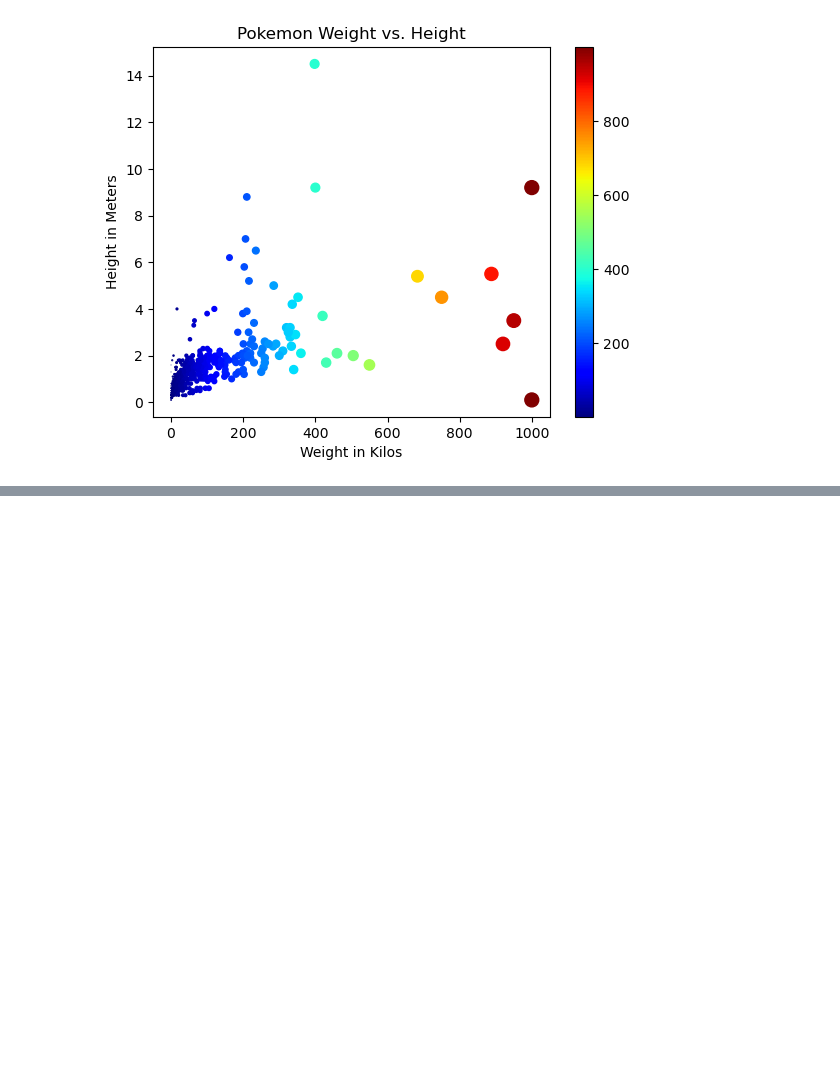
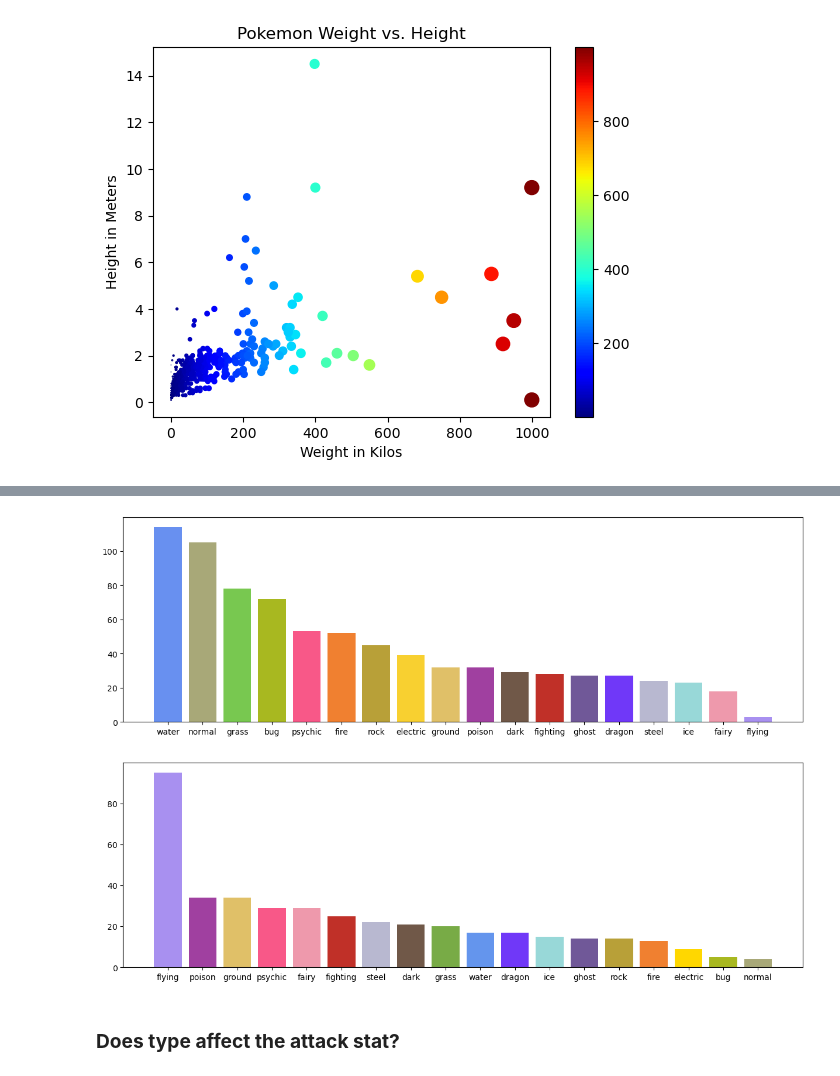
Before and after one commit to zach00001/Exploring_Pokemon, a Jupyter notebook: Pokemon.ipynb, the cells around one changed output, grey strips where cells are left out. Saved outputs shown, nothing was run; the diff lists cells and outputs as text; code cells hidden in the pictures; blank space fills up the shorter version.

Commit message:
Update / add material
Added a couple more graphs, cleaned up the header

```diff
--- a/Pokemon.ipynb
+++ b/Pokemon.ipynb
@@ -56,0 +59,10 @@ plt.show()
+# %%
+# contruct groups with primary types and their counts
+prim_types = df.groupby('type1').size().sort_values(ascending = False).reset_index(name = 'count')
+
+# same thing with the secondary types
+sec_types = df.groupby('type2').size().sort_values(ascending = False).reset_index(name = 'count')
+
+print(prim_types)
+print('\n')
+print(sec_types)
@@ -56,0 +87,18 @@ plt.show()
+# %%
+# lists of colors for each group of types (same colors just rearranged differently)
+prim_types_colors = ['#6890F0', '#A8A878', '#78C850', '#A8B820', '#F85888', '#F08030', '#B8A038', '#F8D030', '#E0C068', '#A040A0', '#705848', '#C03028', '#705898', '#7038F8', '#B8B8D0', '#98D8D8', '#EE99AC', '#A890F0']
+sec_types_colors = ['#A890F0', '#A040A0', '#E0C068', '#F85888', '#EE99AC', '#C03028', '#B8B8D0', '#705848', '#78AB46', '#6495ED', '#7038F8', '#98D8D8', '#705898', '#B8A038', '#F08030', '#FFD700', '#A8B820', '#A8A878']
+
+plt.figure(figsize = (15, 10)) # adjust plot size for discrepancies
+
+plt.subplot(211) # nrows, ncolumns, index
+plt.bar(prim_types['type1'], prim_types['count'], color = prim_types_colors, label = 'one')
+
+plt.subplot(212) # nrows, ncolumns, index
+plt.bar(sec_types['type2'], sec_types['count'], color = sec_types_colors, label = 'two')
+
+plt.show()
+# %% [output]
+[figure, added]
+# %% [markdown]
+### **Does type affect the attack stat?**
```
Also changed, not shown: parts of 8 cells of this notebook.
